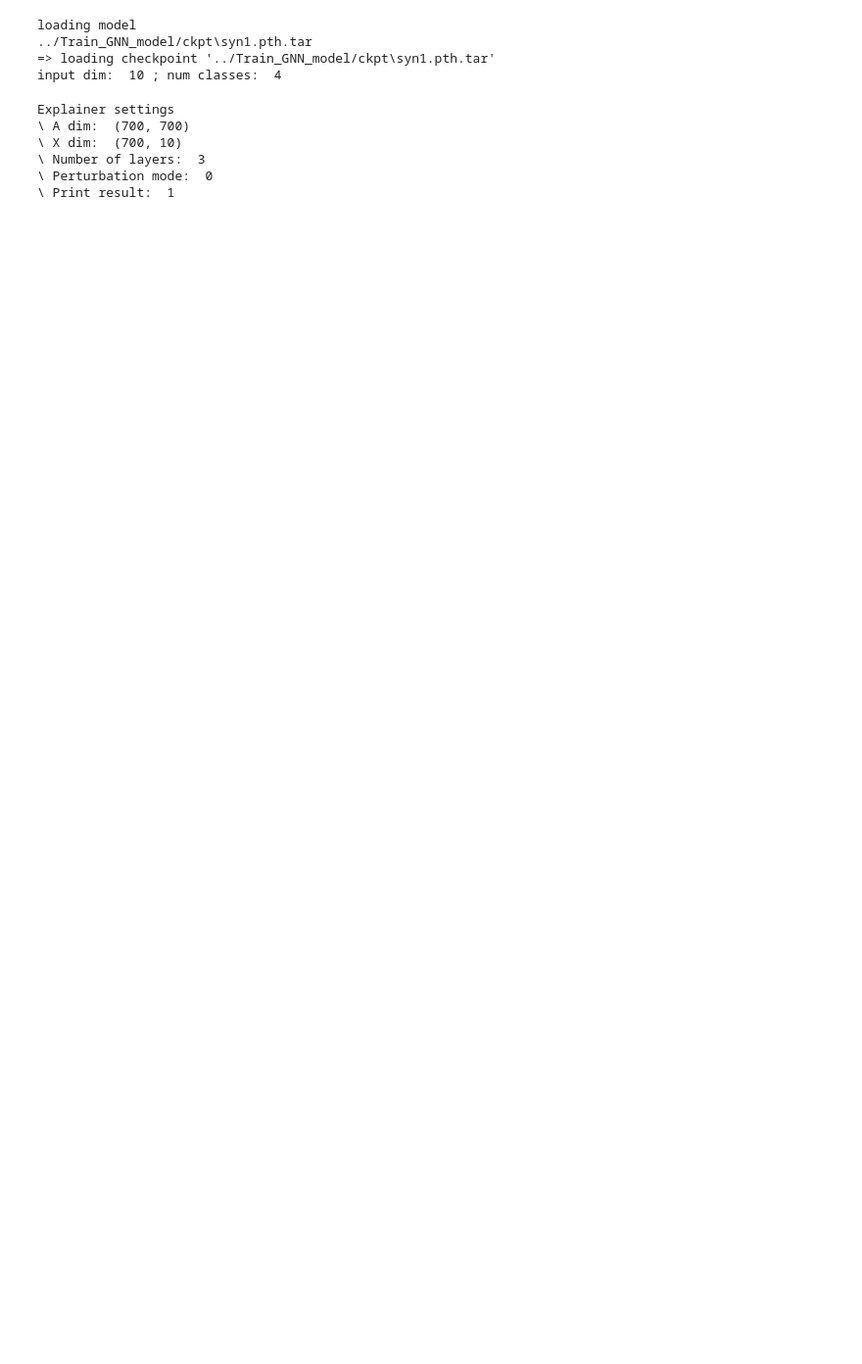
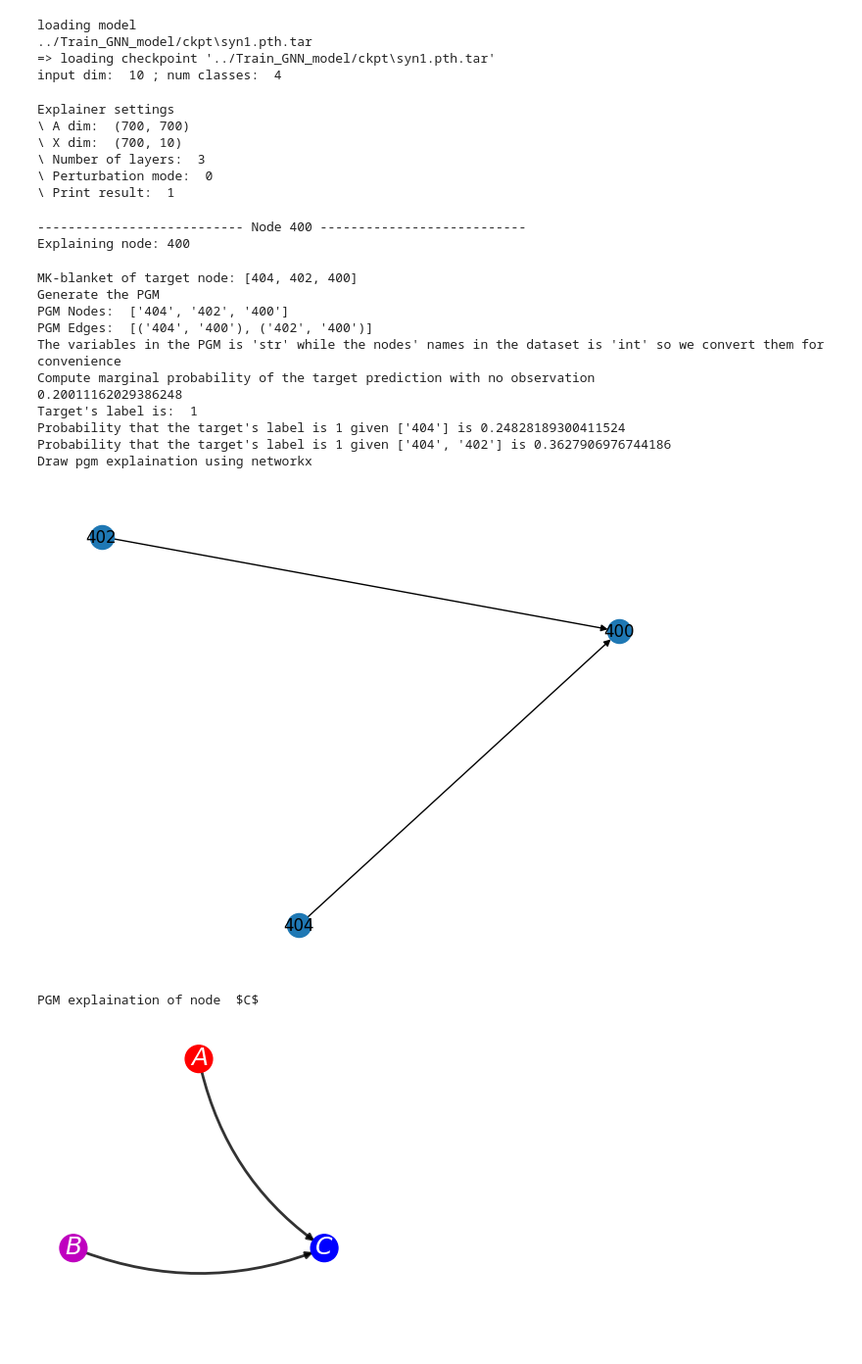
Before and after one commit to ASudu/PGMExplainer_graph_properties, a Jupyter notebook: PGM_Node/Explain_GNN/syn1.ipynb, the cells around one changed output. Shown at 98% size. Cells and saved outputs as stored; diff of their text form; code cells hidden in the pictures; blank space fills up the shorter version.

```diff
--- a/PGM_Node/Explain_GNN/syn1.ipynb
+++ b/PGM_Node/Explain_GNN/syn1.ipynb
@@ -198,4 +198,59 @@ def PGM_construct(pgm_explanation, target_name):
 
     # filename = 'view/pgm_' + str(explained_node)+ '.jpg'
     # figure2.savefig(filename, dpi=90, bbox_inches='tight')
+# %%
+target = nodes_to_explain[0]
+
+print(f"--------------------------- Node {target} ---------------------------")
+# Explaining the target node
+subnodes, data, stats = explainer.explain(target, num_samples = 900, top_node = 3, pred_threshold = 0.2)
+# Markov Blanket of target node
+print("MK-blanket of target node:", subnodes)
+
+# Generating the Probabilistic Graph
+print("Generate the PGM")
+pgm_explanation = explainer.pgm_generate(target, data, stats, subnodes)
+print("PGM Nodes: ", pgm_explanation.nodes())
+print("PGM Edges: ", pgm_explanation.edges())
+
+# Conversion of target names for preventing type mismatch
+print("The variables in the PGM is 'str' while the nodes' names in the dataset is 'int' so we convert them for convenience")
+target_name = str(target)
+explaining_nodes = [node for node in pgm_explanation.nodes() if node != target_name]
+
+# Computing marginal probability of target prediction with no observation
+print("Compute marginal probability of the target prediction with no observation")
+marginal_prob = explainer.pgm_conditional_prob(target_name, pgm_explanation, [])
+print(marginal_prob)
+
+# Computing other probabilities
+target_label = np.argmax(pred[0,target])
+print("Target's label is: ", target_label)
+for num_of_evidence in range(len(explaining_nodes)):
+    cond_prob = explainer.pgm_conditional_prob(target_name, pgm_explanation, explaining_nodes[0:num_of_evidence+1])
+    print("Probability that the target's label is {} given {} is {}".format(target_label,
+                                                                            explaining_nodes[0:num_of_evidence+1],
+                                                                        cond_prob))
+
+
+# Drawing pgm explanation
+pgm_draw_nx(pgm_explanation)
+PGM_construct(pgm_explanation, target_name)
+# %% [output]
+--------------------------- Node 400 ---------------------------
+Explaining node: 400
+MK-blanket of target node: [404, 402, 400]
+Generate the PGM
+PGM Nodes:  ['404', '402', '400']
+PGM Edges:  [('404', '400'), ('402', '400')]
+The variables in the PGM is 'str' while the nodes' names in the dataset is 'int' so we convert them for convenience
+Compute marginal probability of the target prediction with no observation
+0.20011162029386248
+Target's label is:  1
+Probability that the target's label is 1 given ['404'] is 0.24828189300411524
+Probability that the target's label is 1 given ['404', '402'] is 0.3627906976744186
+Draw pgm explaination using networkx
+[figure, added]
+PGM explaination of node  $C$
+[figure, added]
 # %%
```
Also changed, not shown: parts of 1 cell of this notebook, 1 other file.
